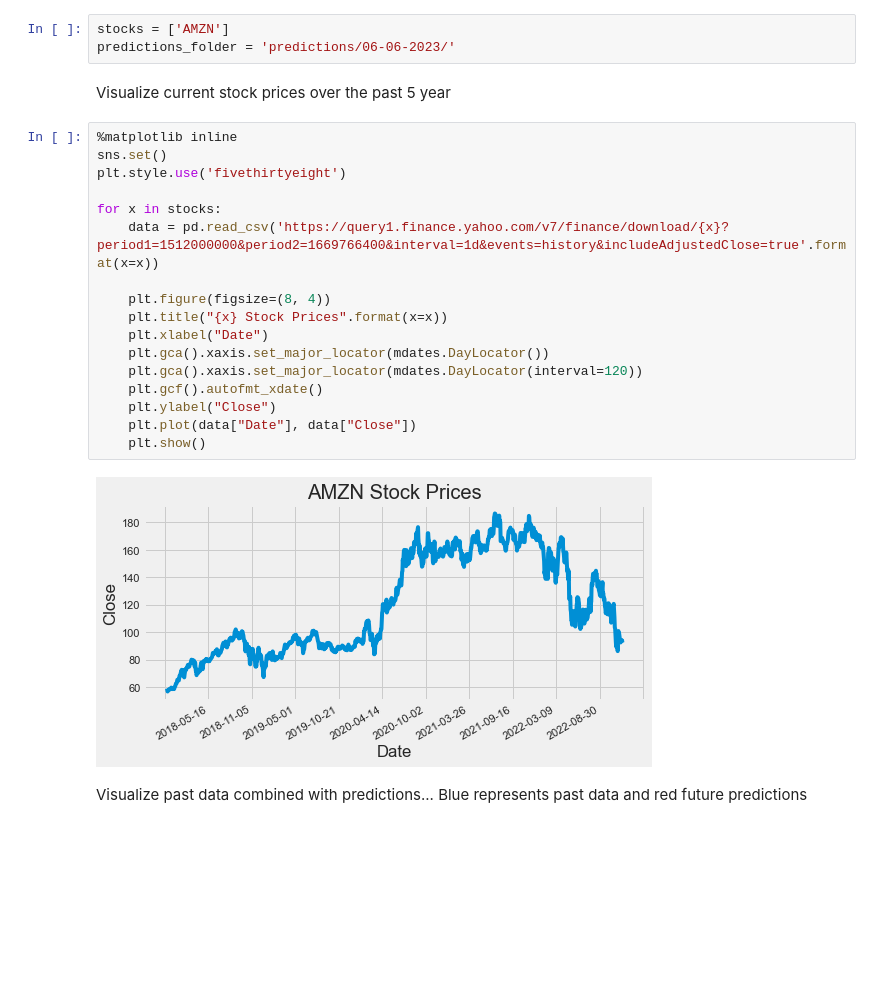
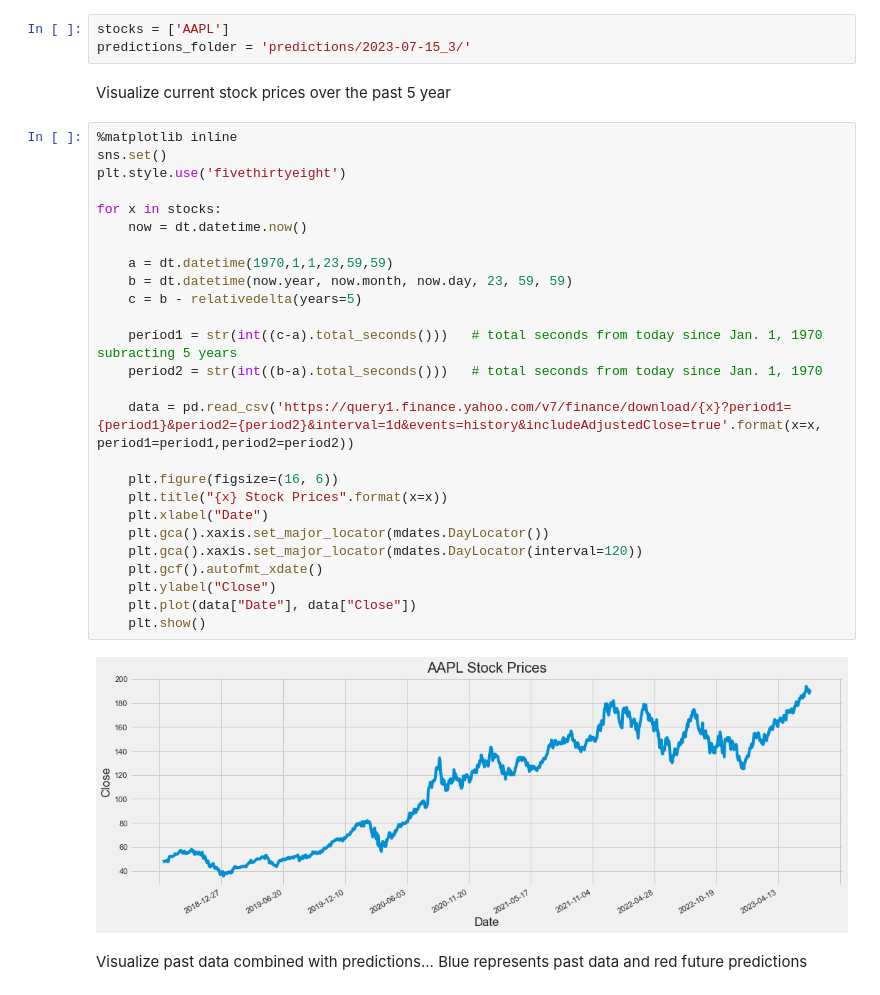
Before and after one commit to zapulam/StockPredictor, a Jupyter notebook: visualize.ipynb, the cells around one changed output. Saved outputs shown, nothing was run; the diff lists cells and outputs as text; blank space fills up the shorter version.

```diff
--- a/visualize.ipynb
+++ b/visualize.ipynb
@@ -11,29 +15,38 @@ import matplotlib.dates as mdates
 # %% [markdown]
 Select stocks to visualize and predictions path if desired... *freq* must match predictions frequency
 # %%
-stocks = ['AMZN']
-predictions_folder = 'predictions/06-06-2023/'
+stocks = ['AAPL']
+predictions_folder = 'predictions/2023-07-15_3/'
 # %% [markdown]
 Visualize current stock prices over the past 5 year
 # %%
 %matplotlib inline
 sns.set()
 plt.style.use('fivethirtyeight')
 
 for x in stocks:
-    data = pd.read_csv('https://query1.finance.yahoo.com/v7/finance/download/{x}?period1=1512000000&period2=1669766400&interval=1d&events=history&includeAdjustedClose=true'.format(x=x))
+    now = dt.datetime.now()
 
-    plt.figure(figsize=(8, 4))
+    a = dt.datetime(1970,1,1,23,59,59)
+    b = dt.datetime(now.year, now.month, now.day, 23, 59, 59)
+    c = b - relativedelta(years=5)
+
+    period1 = str(int((c-a).total_seconds()))   # total seconds from today since Jan. 1, 1970 subracting 5 years
+    period2 = str(int((b-a).total_seconds()))   # total seconds from today since Jan. 1, 1970
+
+    data = pd.read_csv('https://query1.finance.yahoo.com/v7/finance/download/{x}?period1={period1}&period2={period2}&interval=1d&events=history&includeAdjustedClose=true'.format(x=x, period1=period1,period2=period2))
+
+    plt.figure(figsize=(16, 6))
     plt.title("{x} Stock Prices".format(x=x))
     plt.xlabel("Date")
     plt.gca().xaxis.set_major_locator(mdates.DayLocator())
     plt.gca().xaxis.set_major_locator(mdates.DayLocator(interval=120))
     plt.gcf().autofmt_xdate()
     plt.ylabel("Close")
     plt.plot(data["Date"], data["Close"])
     plt.show()
 # %% [output]
-[figure, old version]
+[figure, new version]
 # %% [markdown]
 Visualize past data combined with predictions... Blue represents past data and red future predictions
 # %%
```
Also changed, not shown: parts of 2 cells of this notebook.
